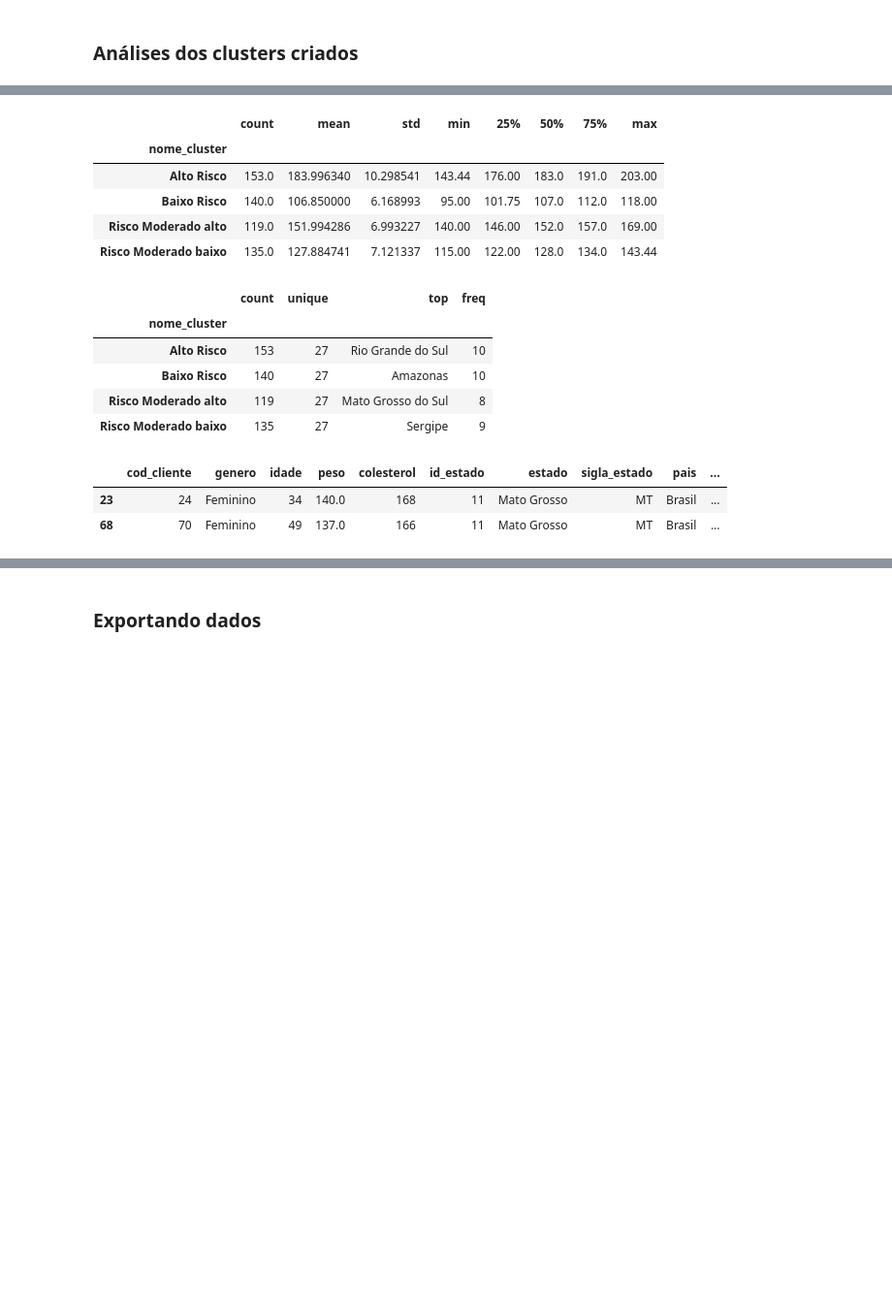
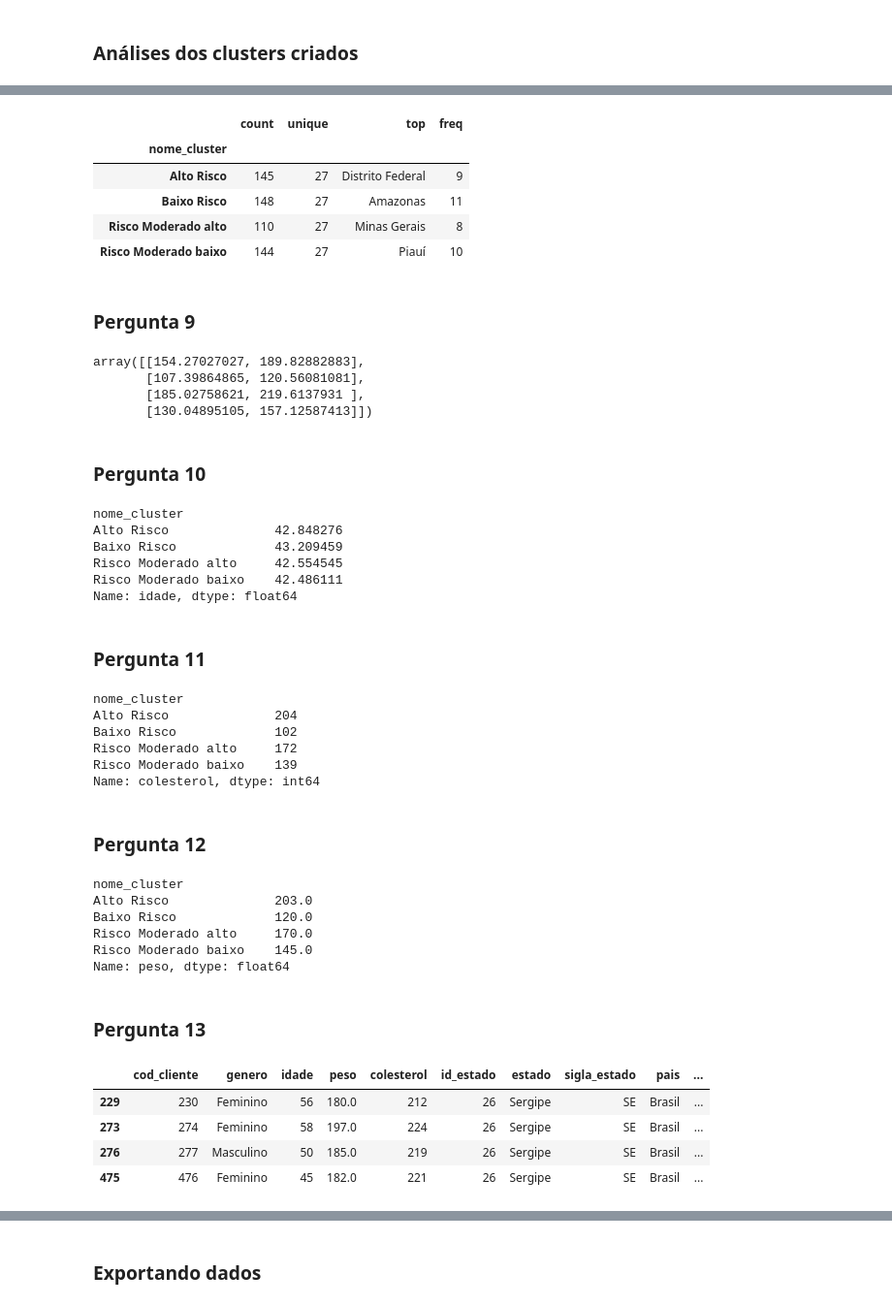
Before and after one commit to oldairjsilva/IGTI, a Jupyter notebook: Plano_saude_desafio.ipynb, the cells around one changed output, grey strips where cells are left out. Shown at 97% size. Cells and saved outputs as stored; diff of their text form; code cells hidden in the pictures; blank space fills up the shorter version.

```diff
--- a/Plano_saude_desafio.ipynb
+++ b/Plano_saude_desafio.ipynb
@@ -628,8 +644,8 @@ plotar_grafico(base_completa[x], base_completa[y], x, y)
 cluster_clientes = base_completa
 # %%
 # Segmentando os clientes baseado na análise dos clusters
-cluster_clientes.loc[cluster_clientes['cluster'] == 0, 'nome_cluster'] = 'Alto Risco'
-cluster_clientes.loc[cluster_clientes['cluster'] == 2, 'nome_cluster'] = 'Risco Moderado alto'
+cluster_clientes.loc[cluster_clientes['cluster'] == 2, 'nome_cluster'] = 'Alto Risco'
+cluster_clientes.loc[cluster_clientes['cluster'] == 0, 'nome_cluster'] = 'Risco Moderado alto'
 cluster_clientes.loc[cluster_clientes['cluster'] == 3, 'nome_cluster'] = 'Risco Moderado baixo'
 cluster_clientes.loc[cluster_clientes['cluster'] == 1, 'nome_cluster'] = 'Baixo Risco'
 # %%
@@ -663,25 +679,62 @@ cluster_clientes.groupby('nome_cluster')['idade'].describe()
-# %%
-cluster_clientes.groupby('nome_cluster')['peso'].describe()
-# %% [output]
-|  | count | mean | std | min | 25% | 50% | 75% | max |
-| nome_cluster |  |  |  |  |  |  |  |  |
-| Alto Risco | 153.0 | 183.996340 | 10.298541 | 143.44 | 176.00 | 183.0 | 191.0 | 203.00 |
-| Baixo Risco | 140.0 | 106.850000 | 6.168993 | 95.00 | 101.75 | 107.0 | 112.0 | 118.00 |
-| Risco Moderado alto | 119.0 | 151.994286 | 6.993227 | 140.00 | 146.00 | 152.0 | 157.0 | 169.00 |
-| Risco Moderado baixo | 135.0 | 127.884741 | 7.121337 | 115.00 | 122.00 | 128.0 | 134.0 | 143.44 |
 # %%
 # Verifica os valores de estado por cluster
 cluster_clientes.groupby('nome_cluster')['estado'].describe()
 # %% [output]
 |  | count | unique | top | freq |
 | nome_cluster |  |  |  |  |
-| Alto Risco | 153 | 27 | Rio Grande do Sul | 10 |
-| Baixo Risco | 140 | 27 | Amazonas | 10 |
-| Risco Moderado alto | 119 | 27 | Mato Grosso do Sul | 8 |
-| Risco Moderado baixo | 135 | 27 | Sergipe | 9 |
+| Alto Risco | 145 | 27 | Distrito Federal | 9 |
+| Baixo Risco | 148 | 27 | Amazonas | 11 |
+| Risco Moderado alto | 110 | 27 | Minas Gerais | 8 |
+| Risco Moderado baixo | 144 | 27 | Piauí | 10 |
+# %% [markdown]
+### Pergunta 9
+# %%
+centroides_clusters
+# %% [output]
+array([[154.27027027, 189.82882883],
+       [107.39864865, 120.56081081],
+       [185.02758621, 219.6137931 ],
+       [130.04895105, 157.12587413]])
+# %% [markdown]
+### Pergunta 10
+# %%
+cluster_clientes.groupby('nome_cluster')['idade'].mean()
+# %% [output]
+nome_cluster
+Alto Risco              42.848276
+Baixo Risco             43.209459
+Risco Moderado alto     42.554545
+Risco Moderado baixo    42.486111
+Name: idade, dtype: float64
+# %% [markdown]
+### Pergunta 11
+# %%
+cluster_clientes.groupby('nome_cluster')['colesterol'].min()
+# %% [output]
+nome_cluster
+Alto Risco              204
+Baixo Risco             102
+Risco Moderado alto     172
+Risco Moderado baixo    139
+Name: colesterol, dtype: int64
+# %% [markdown]
+### Pergunta 12
+# %%
+cluster_clientes.groupby('nome_cluster')['peso'].max()
+# %% [output]
+nome_cluster
+Alto Risco              203.0
+Baixo Risco             120.0
+Risco Moderado alto     170.0
+Risco Moderado baixo    145.0
+Name: peso, dtype: float64
+# %% [markdown]
+### Pergunta 13
 # %%
-cluster_clientes.query('nome_cluster == "Alto Risco" & estado == "Mato Grosso"')
+cluster_clientes.query('nome_cluster == "Alto Risco" & estado == "Sergipe"')
 # %% [output]
 |  | cod_cliente | genero | idade | peso | colesterol | id_estado | estado | sigla_estado | pais | ... |
-| 23 | 24 | Feminino | 34 | 140.0 | 168 | 11 | Mato Grosso | MT | Brasil | ... |
-| 68 | 70 | Feminino | 49 | 137.0 | 166 | 11 | Mato Grosso | MT | Brasil | ... |
+| 229 | 230 | Feminino | 56 | 180.0 | 212 | 26 | Sergipe | SE | Brasil | ... |
+| 273 | 274 | Feminino | 58 | 197.0 | 224 | 26 | Sergipe | SE | Brasil | ... |
+| 276 | 277 | Masculino | 50 | 185.0 | 219 | 26 | Sergipe | SE | Brasil | ... |
+| 475 | 476 | Feminino | 45 | 182.0 | 221 | 26 | Sergipe | SE | Brasil | ... |
```
Also changed, not shown: parts of 17 cells of this notebook.
